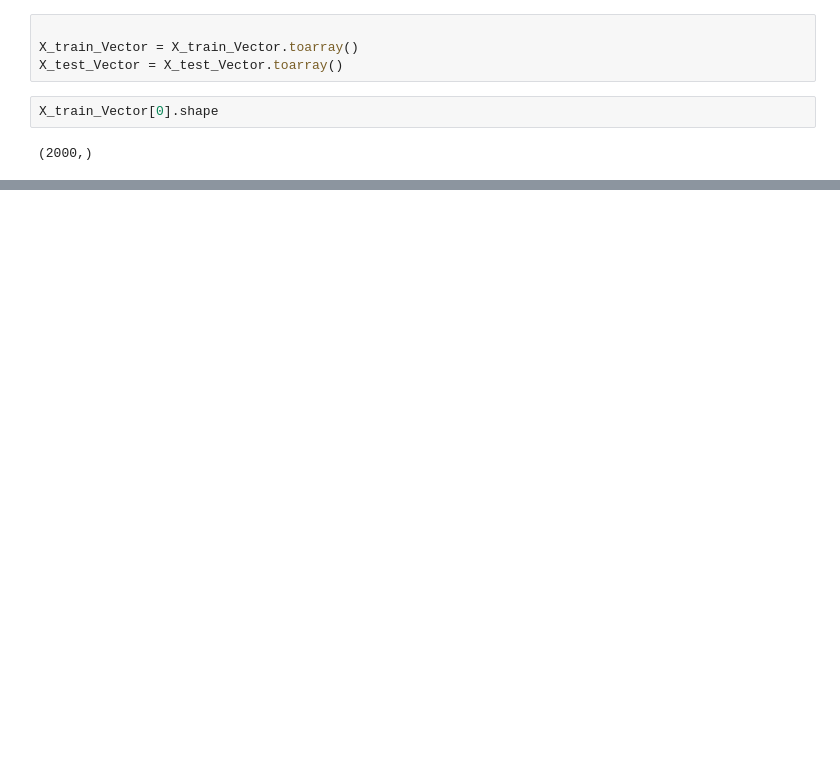
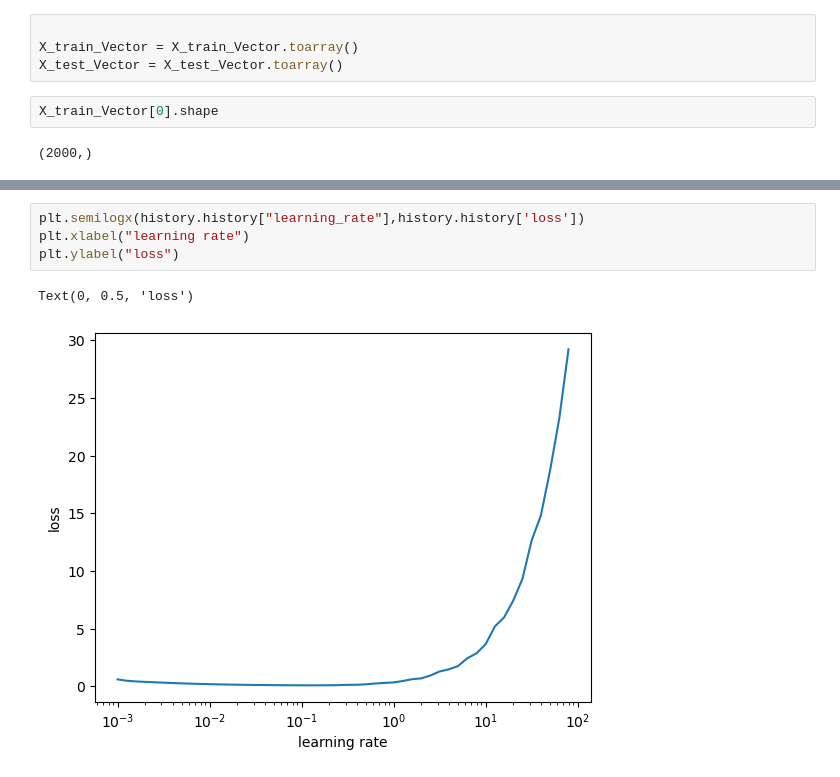
Before and after one commit to azhermurad/Natural_Language_Processing_With_Python, a Jupyter notebook: Deep_Learning/TF_Classification.ipynb, the cells around one changed output, grey strips where cells are left out. Cells and saved outputs as stored; diff of their text form; blank space fills up the shorter version.

```diff
--- a/Deep_Learning/TF_Classification.ipynb
+++ b/Deep_Learning/TF_Classification.ipynb
@@ -168,0 +238,7 @@ False * 1
+# %%
+plt.semilogx(history.history["learning_rate"],history.history['loss'])
+plt.xlabel("learning rate")
+plt.ylabel("loss")
+# %% [output]
+Text(0, 0.5, 'loss')
+[figure, added]
```
Also changed, not shown: parts of 24 cells of this notebook.
